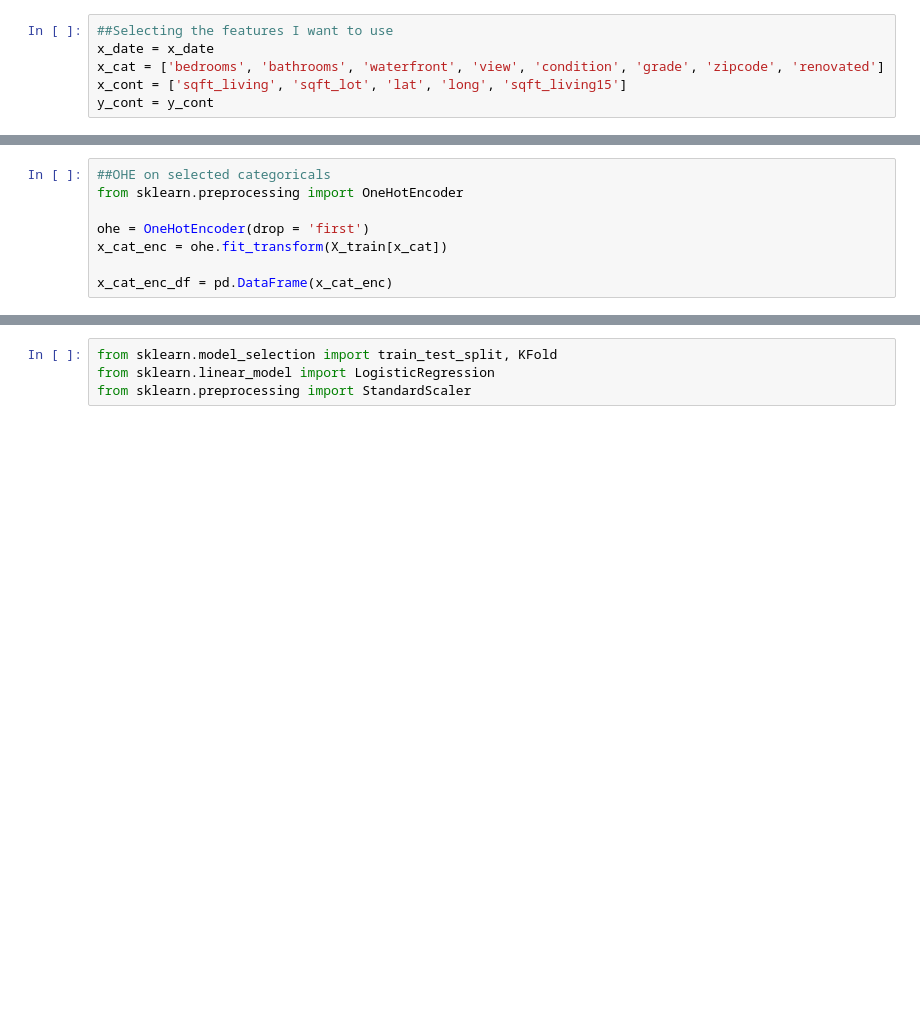
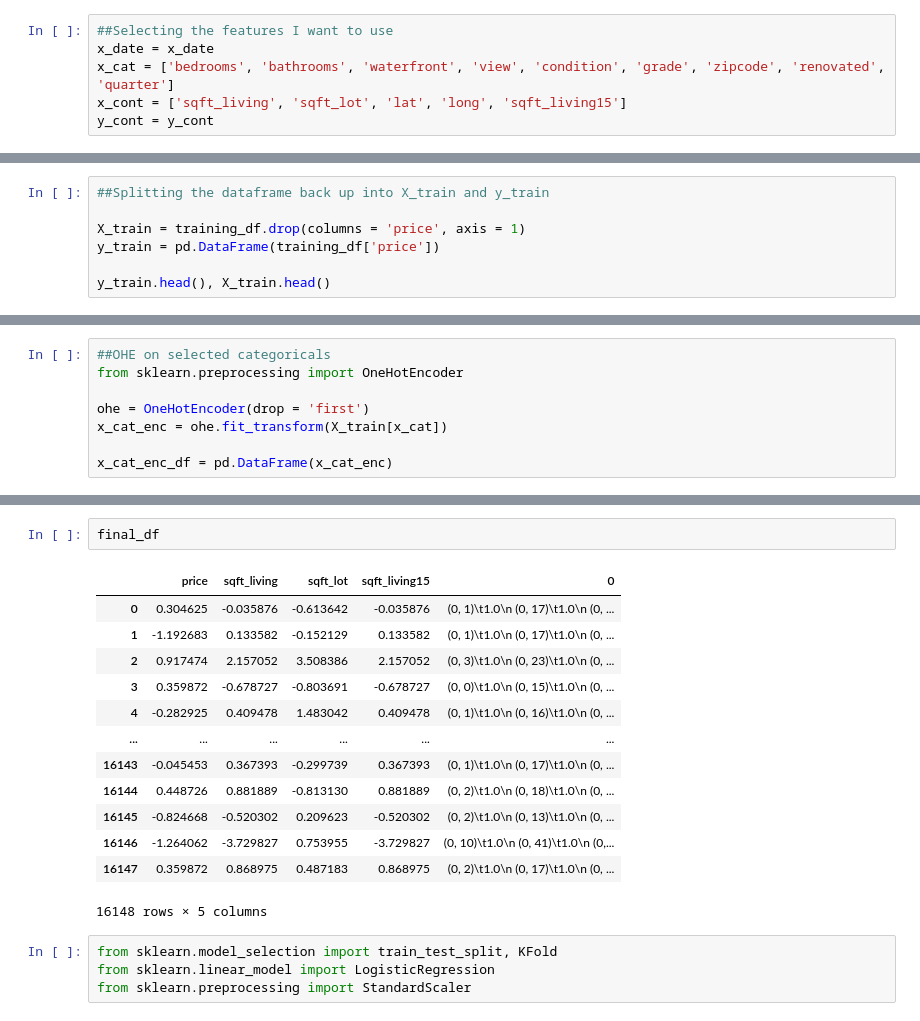
Before and after one commit to Luv2bnanook44/phase_2_project_quanggang, a Jupyter notebook: notebooks/bakeoff_testing_nb.ipynb, the cells around one changed output, grey strips where cells are left out. Saved outputs shown, nothing was run; the diff lists cells and outputs as text; blank space fills up the shorter version.

```diff
--- a/notebooks/bakeoff_testing_nb.ipynb
+++ b/notebooks/bakeoff_testing_nb.ipynb
@@ -165,7 +197,7 @@ for cat in x_cat:
 # %%
 ##Selecting the features I want to use
 x_date = x_date
-x_cat = ['bedrooms', 'bathrooms', 'waterfront', 'view', 'condition', 'grade', 'zipcode', 'renovated']
+x_cat = ['bedrooms', 'bathrooms', 'waterfront', 'view', 'condition', 'grade', 'zipcode', 'renovated', 'quarter']
 x_cont = ['sqft_living', 'sqft_lot', 'lat', 'long', 'sqft_living15']
 y_cont = y_cont
 # %%
@@ -175,0 +207,7 @@ sns.histplot(training_df['price'])
+# %%
+##Splitting the dataframe back up into X_train and y_train
+
+X_train = training_df.drop(columns = 'price', axis = 1)
+y_train = pd.DataFrame(training_df['price'])
+
+y_train.head(), X_train.head()
@@ -220,3 +274,19 @@ final_df = pd.concat([final_df, x_cat_enc_df], axis = 1)
+# %%
+final_df
+# %% [output]
+|  | price | sqft_living | sqft_lot | sqft_living15 | 0 |
+| 0 | 0.304625 | -0.035876 | -0.613642 | -0.035876 | (0, 1)\t1.0\n (0, 17)\t1.0\n (0, ... |
+| 1 | -1.192683 | 0.133582 | -0.152129 | 0.133582 | (0, 1)\t1.0\n (0, 17)\t1.0\n (0, ... |
+| 2 | 0.917474 | 2.157052 | 3.508386 | 2.157052 | (0, 3)\t1.0\n (0, 23)\t1.0\n (0, ... |
+| 3 | 0.359872 | -0.678727 | -0.803691 | -0.678727 | (0, 0)\t1.0\n (0, 15)\t1.0\n (0, ... |
+| 4 | -0.282925 | 0.409478 | 1.483042 | 0.409478 | (0, 1)\t1.0\n (0, 16)\t1.0\n (0, ... |
+| ... | ... | ... | ... | ... | ... |
+| 16143 | -0.045453 | 0.367393 | -0.299739 | 0.367393 | (0, 1)\t1.0\n (0, 17)\t1.0\n (0, ... |
+| 16144 | 0.448726 | 0.881889 | -0.813130 | 0.881889 | (0, 2)\t1.0\n (0, 18)\t1.0\n (0, ... |
+| 16145 | -0.824668 | -0.520302 | 0.209623 | -0.520302 | (0, 2)\t1.0\n (0, 13)\t1.0\n (0, ... |
+| 16146 | -1.264062 | -3.729827 | 0.753955 | -3.729827 | (0, 10)\t1.0\n (0, 41)\t1.0\n (0,... |
+| 16147 | 0.359872 | 0.868975 | 0.487183 | 0.868975 | (0, 2)\t1.0\n (0, 17)\t1.0\n (0, ... |
+16148 rows × 5 columns
 # %%
 from sklearn.model_selection import train_test_split, KFold
 from sklearn.linear_model import LogisticRegression
```
Also changed, not shown: parts of 10 cells of this notebook.
